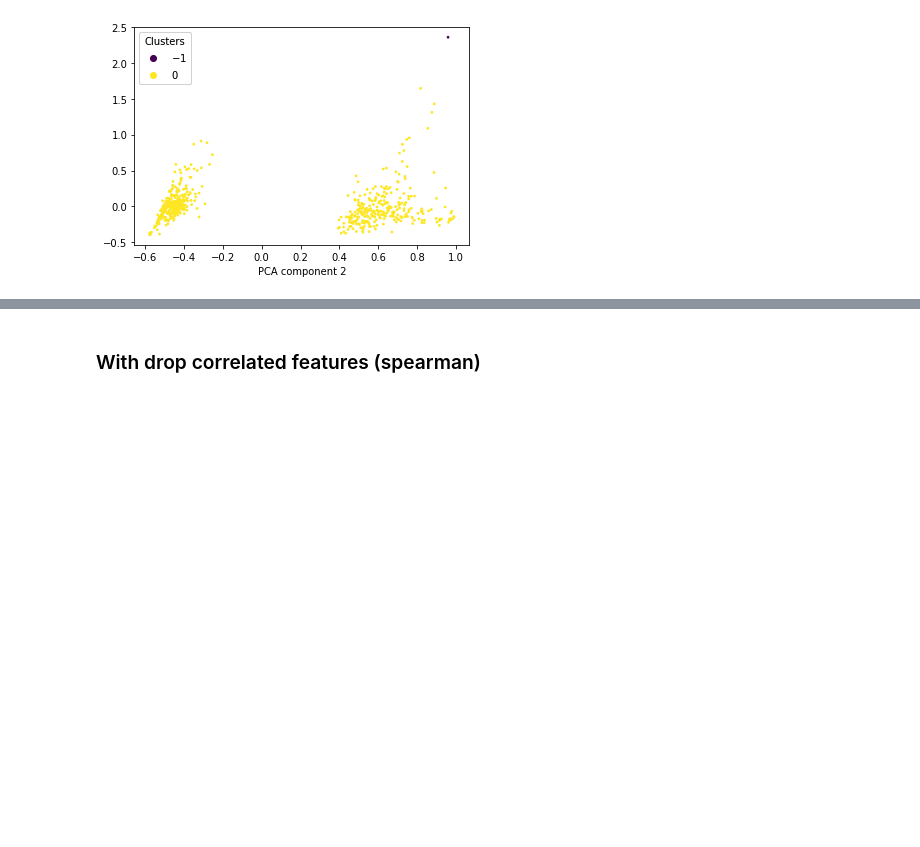
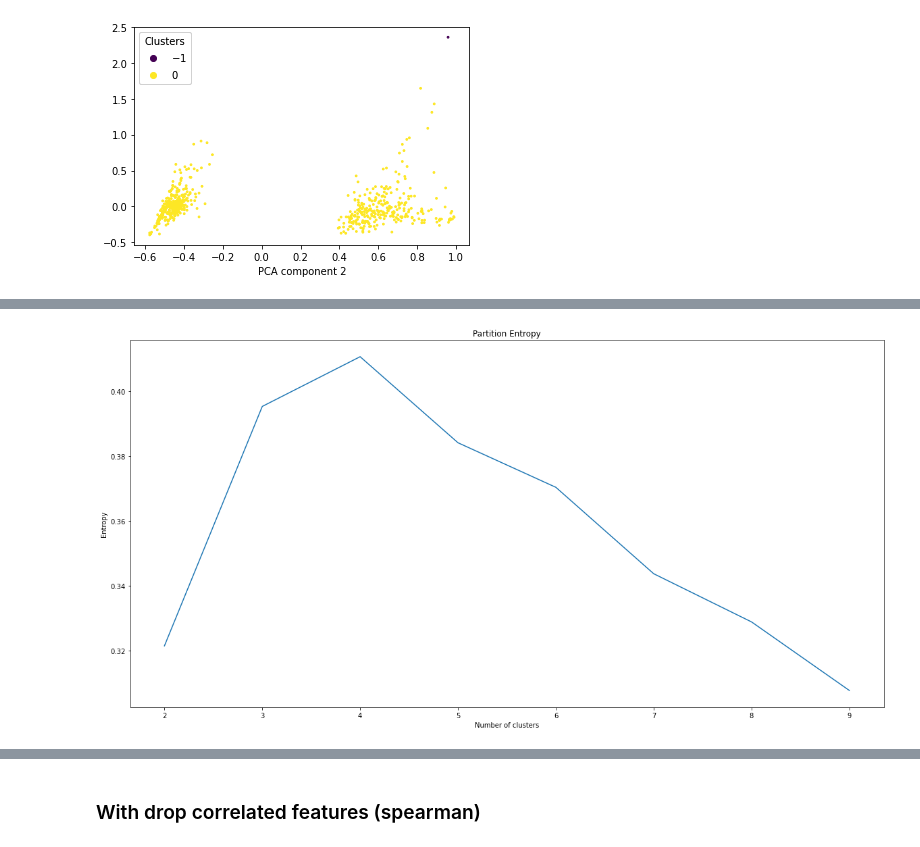
Before and after one commit to Eponeshnikov/ASMetrics, a Jupyter notebook: main.ipynb, the cells around one changed output, grey strips where cells are left out. Cells and saved outputs as stored; diff of their text form; code cells hidden in the pictures; blank space fills up the shorter version.

```diff
--- a/main.ipynb
+++ b/main.ipynb
@@ -465,0 +492,9 @@ Text(0.5, 0, 'PCA component 2')
+# %%
+figure(figsize=(20, 10))
+plt.plot(range(2, 10), entropy)
+plt.title('Partition Entropy')
+plt.xlabel('Number of clusters')
+plt.ylabel('Entropy')
+plt.show()
+# %% [output]
+[figure, added]
```
Also changed, not shown: parts of 21 cells of this notebook.
